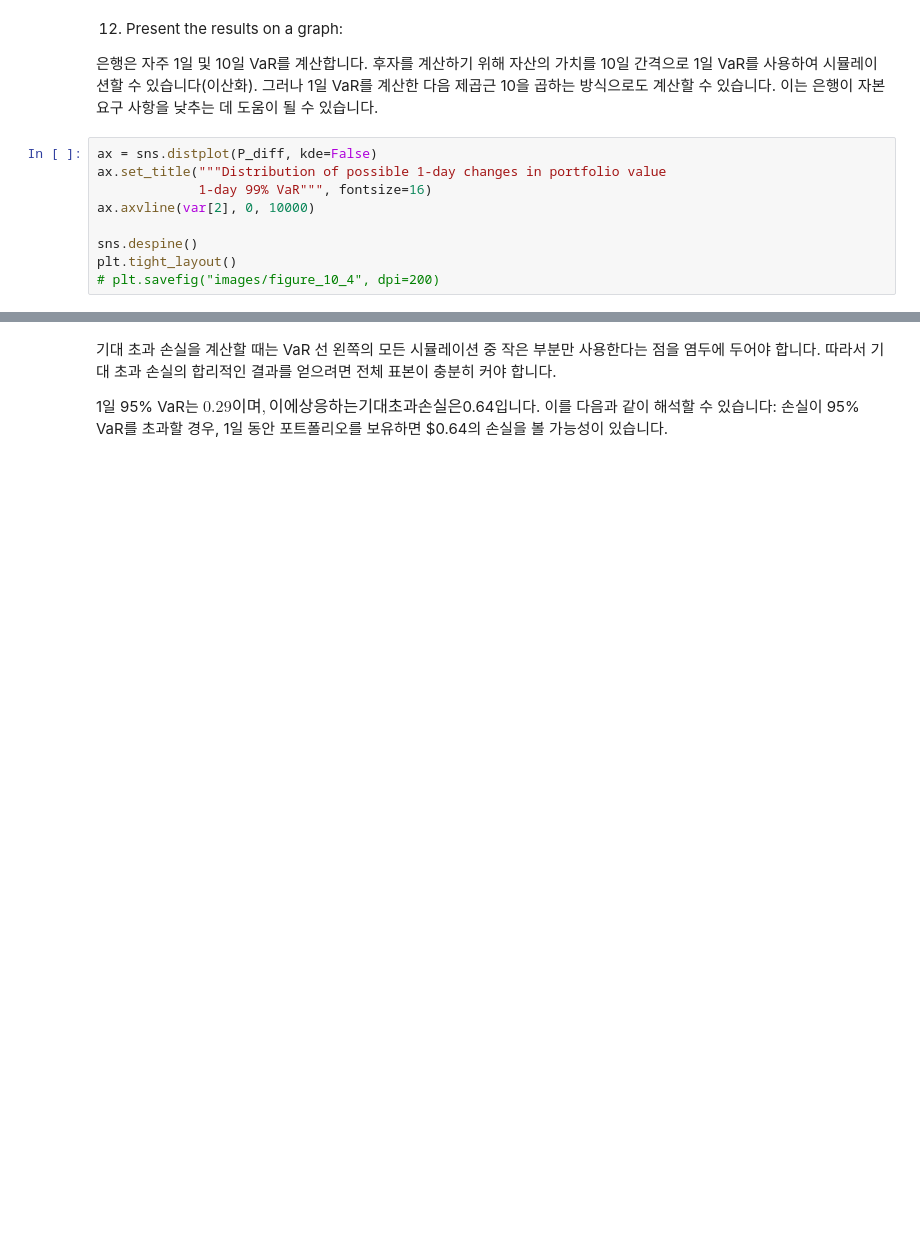
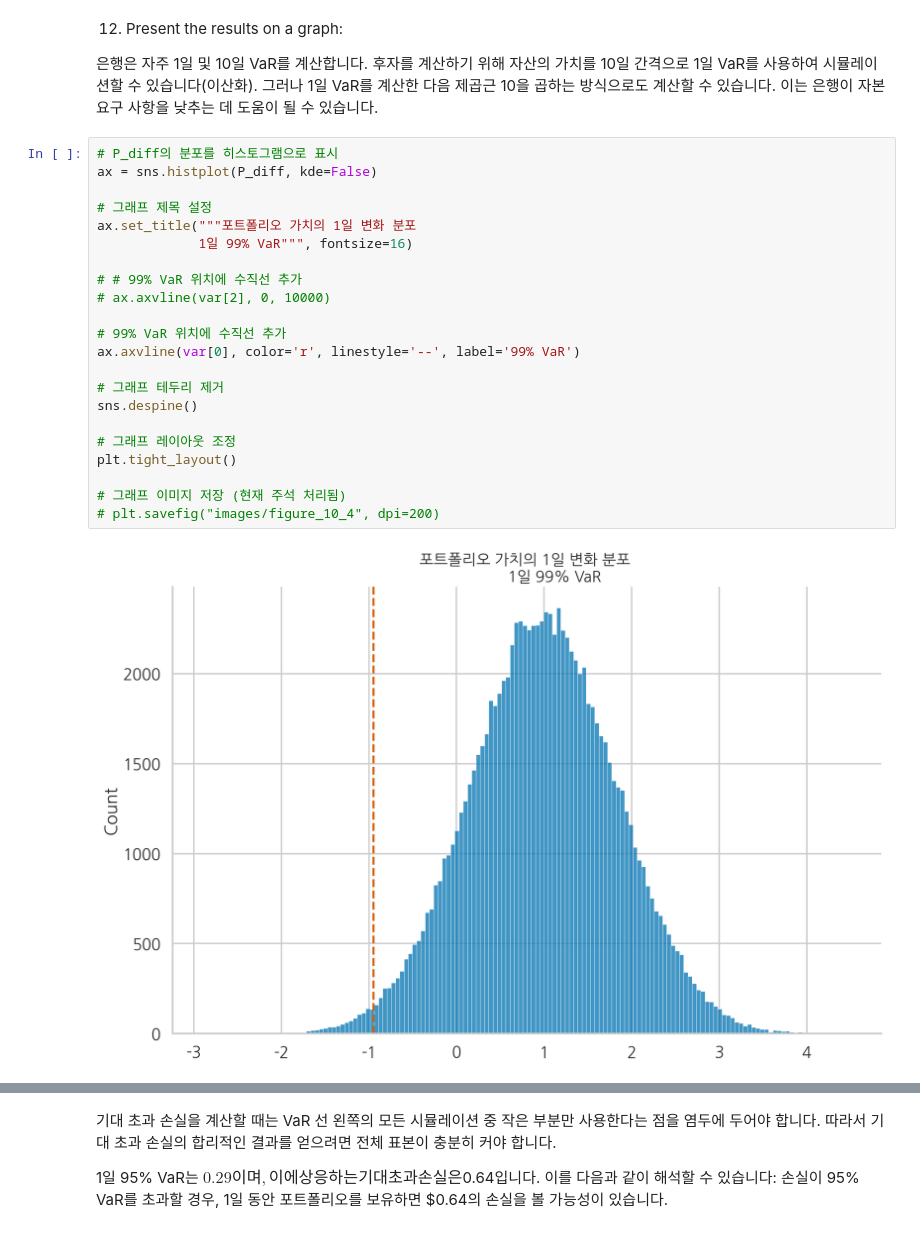
Before and after one commit to restful3/ml4t, a Jupyter notebook: source/Python_for_Finance_Cookbook/chapter_10_song.ipynb, the cells around one changed output, grey strips where cells are left out. Drawn from its saved outputs; the diff is of its cells as text; blank space fills up the shorter version.

```diff
--- a/source/Python_for_Finance_Cookbook/chapter_10_song.ipynb
+++ b/source/Python_for_Finance_Cookbook/chapter_10_song.ipynb
@@ -1242,14 +1606,29 @@ for x, y in zip(percentiles, var):
 
 은행은 자주 1일 및 10일 VaR를 계산합니다. 후자를 계산하기 위해 자산의 가치를 10일 간격으로 1일 VaR를 사용하여 시뮬레이션할 수 있습니다(이산화). 그러나 1일 VaR를 계산한 다음 제곱근 10을 곱하는 방식으로도 계산할 수 있습니다. 이는 은행이 자본 요구 사항을 낮추는 데 도움이 될 수 있습니다.
 # %%
-ax = sns.distplot(P_diff, kde=False)
-ax.set_title("""Distribution of possible 1-day changes in portfolio value
-             1-day 99% VaR""", fontsize=16)
-ax.axvline(var[2], 0, 10000)
+# P_diff의 분포를 히스토그램으로 표시
+ax = sns.histplot(P_diff, kde=False)
 
+# 그래프 제목 설정
+ax.set_title("""포트폴리오 가치의 1일 변화 분포
+             1일 99% VaR""", fontsize=16)
+
+# # 99% VaR 위치에 수직선 추가
+# ax.axvline(var[2], 0, 10000)
+
+# 99% VaR 위치에 수직선 추가
+ax.axvline(var[0], color='r', linestyle='--', label='99% VaR')
+
+# 그래프 테두리 제거
 sns.despine()
+
+# 그래프 레이아웃 조정
 plt.tight_layout()
+
+# 그래프 이미지 저장 (현재 주석 처리됨)
 # plt.savefig("images/figure_10_4", dpi=200)
+# %% [output]
+[figure, added]
 # %% [markdown]
 ### There's more
 
```
Also changed, not shown: parts of 81 cells of this notebook, 1 other file.
